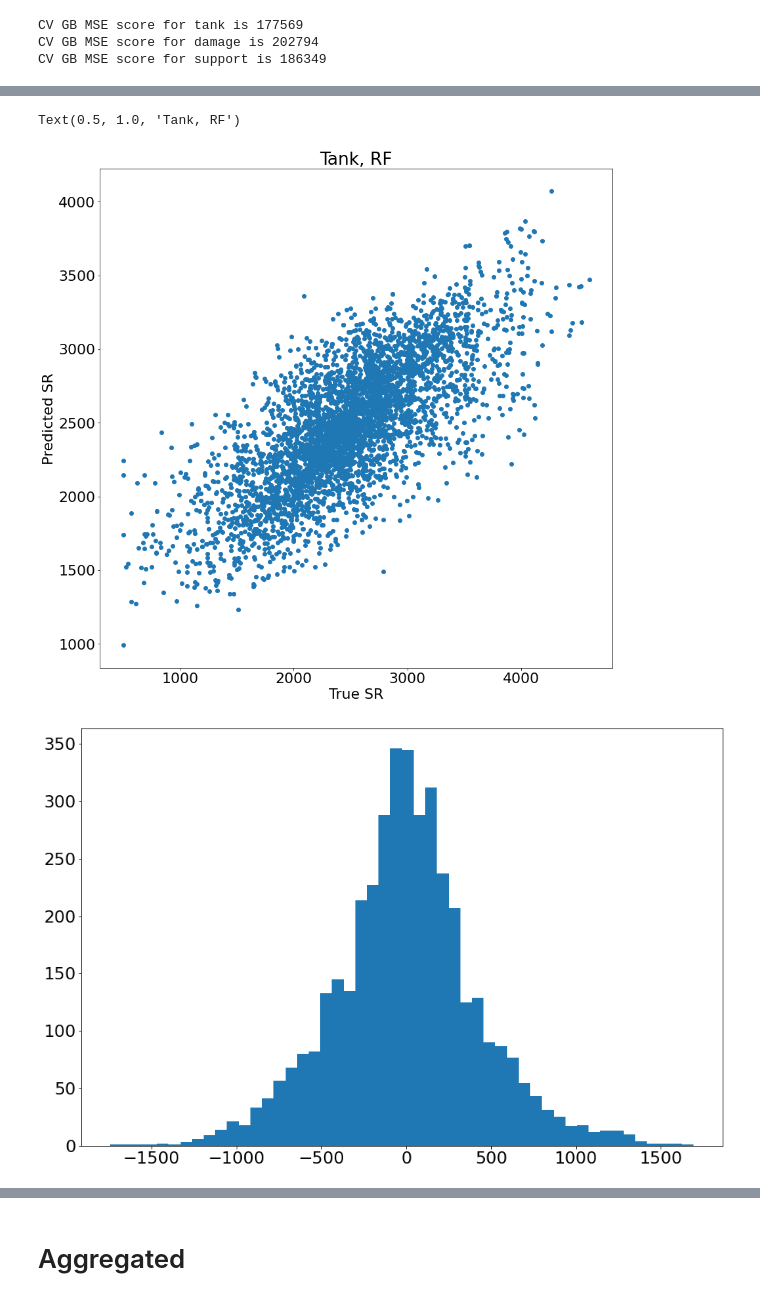
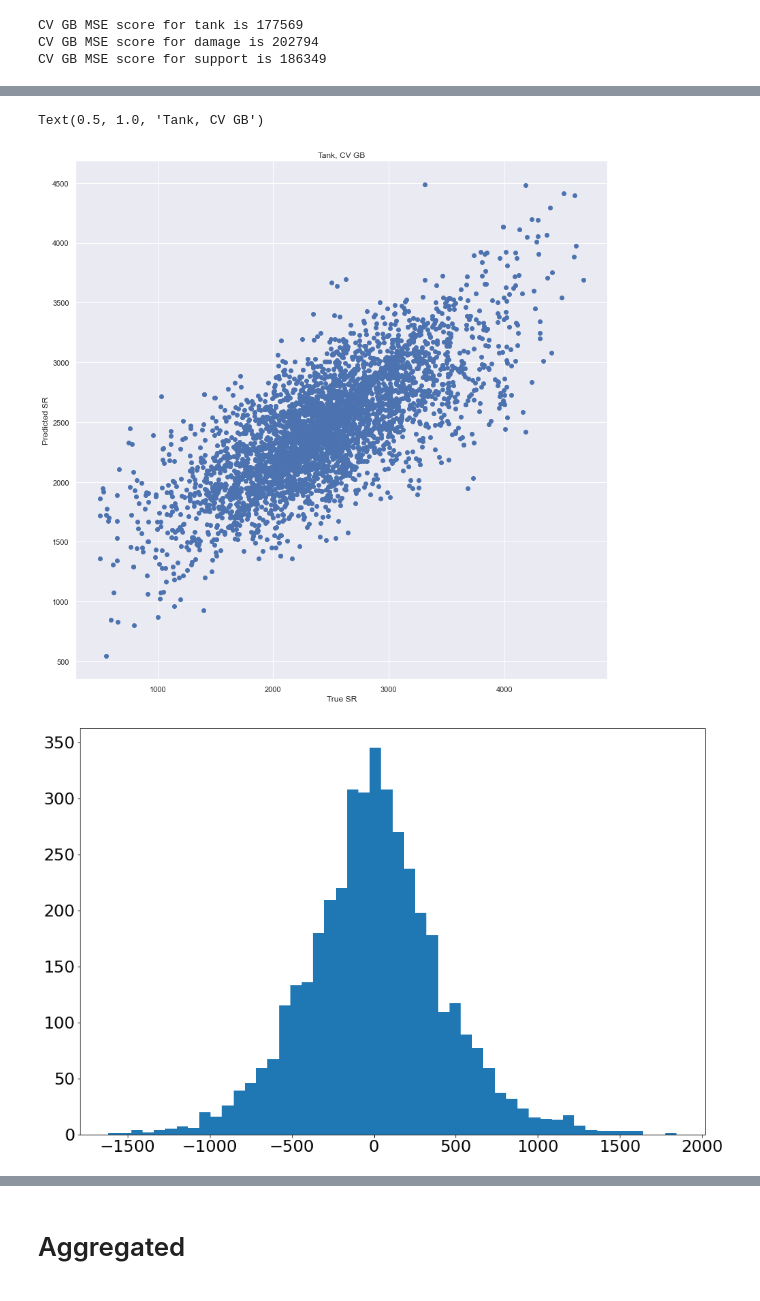
Before and after one commit to hachiyuki8/ow-stats-analysis, a Jupyter notebook: imputation.ipynb, the cells around one changed output, grey strips where cells are left out. Drawn from its saved outputs; the diff is of its cells as text; code cells hidden in the pictures.

```diff
--- a/imputation.ipynb
+++ b/imputation.ipynb
@@ -4,9 +4,12 @@ import numpy as np
 import math
 import pickle
 import matplotlib.pyplot as plt
+import warnings
 import seaborn as sns
 import functools
 %matplotlib inline
+
+sns.set_theme()
 
 plt.rcParams['figure.figsize'] = (15, 10)
 plt.rcParams['font.size'] = 22
@@ -78,6 +84,13 @@ def cv_gb(X_train, y_train, X_test, y_test, grid, n_iter=100):
 X_tr, y_tr, X_t, y_t = {}, {}, {}, {}
 for role in ROLES:
     X_tr[role], y_tr[role], X_t[role], y_t[role] = simplest_preprocess(role)
+# %%
+sc_X_tr = X_tr.copy()
+sc_X_t = X_t.copy()
+for role in ROLES:
+    sc = StandardScaler()
+    sc_X_tr[role] = sc.fit_transform(sc_X_tr[role])
+    sc_X_t[role] = sc.transform(sc_X_t[role])
 # %%
 %%time
 
@@ -173,6 +186,3 @@ for role in ROLES:
 CV GB MSE score for tank is 177569
 CV GB MSE score for damage is 202794
 CV GB MSE score for support is 186349
-# %%
-role = "tank"
-tank_predict = best_models[role].predict(X_t[role])
@@ -187,13 +214,13 @@ y_t[role].values.min()
 # %%
 plt.figure(figsize = (14, 14))
-plt.scatter(y_t[role].values, tank_predict)
+plt.scatter(y_t[role].values, cvgb_predictions[role])
 plt.xlabel("True SR")
 plt.ylabel("Predicted SR")
-plt.title("Tank, RF")
+plt.title("Tank, CV GB")
 # %% [output]
-Text(0.5, 1.0, 'Tank, RF')
+Text(0.5, 1.0, 'Tank, CV GB')
-[figure, old version]
+[figure, new version]
 # %%
 plt.hist(y_t[role].values -  tank_predict, bins=50);
 # %% [output]
-[figure, old version]
+[figure, new version]
```
Also changed, not shown: parts of 14 cells of this notebook.
